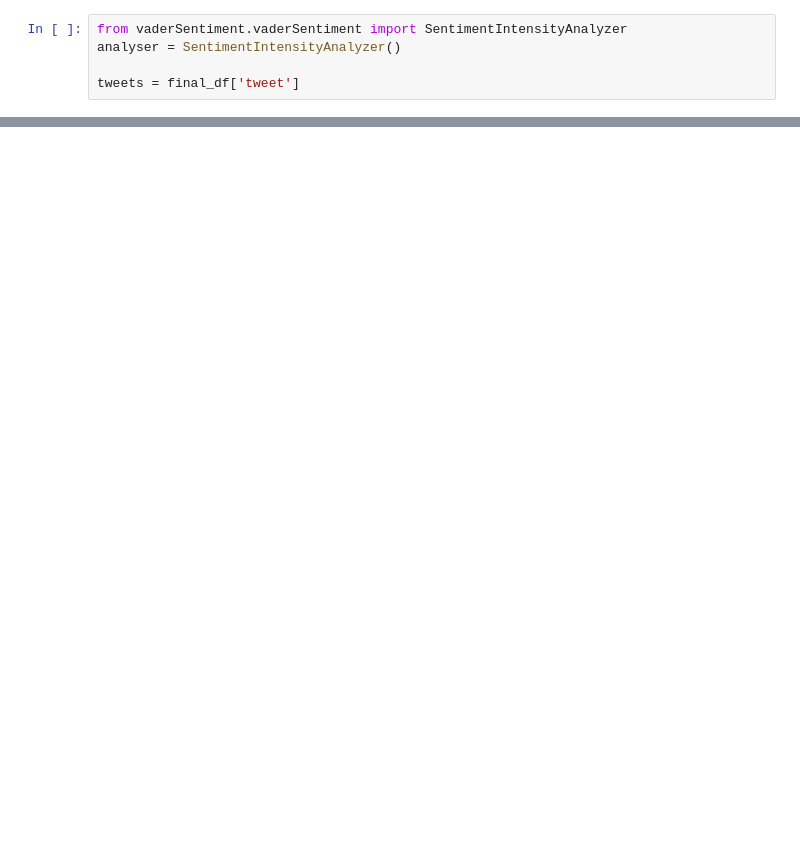
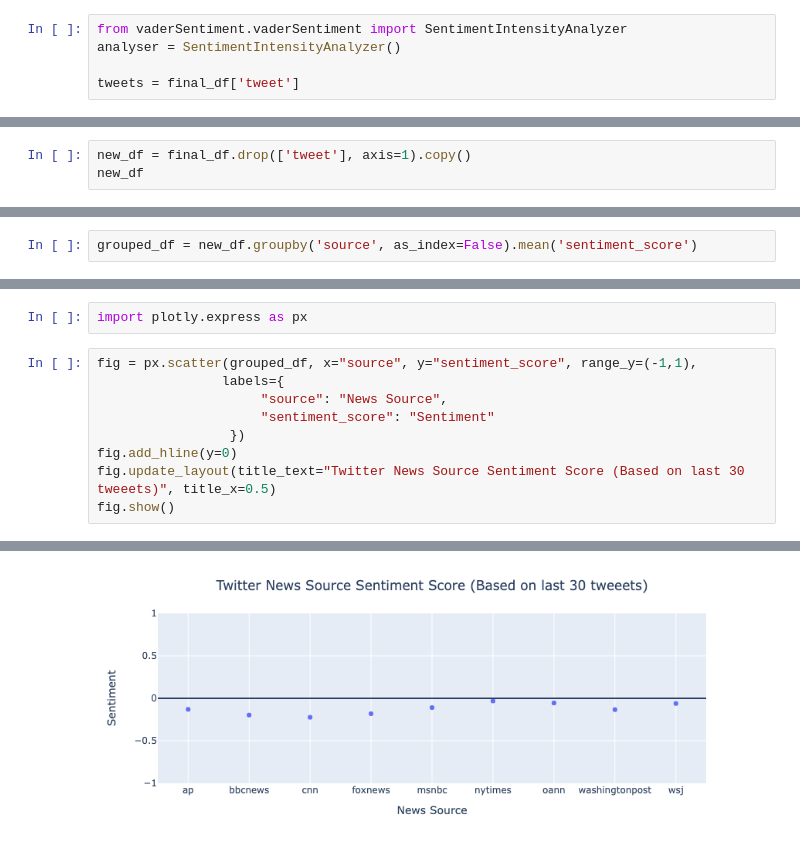
Before and after one commit to Kiehl012/Twitter_Sentiment_Analysis, a Jupyter notebook: api_request.ipynb, the cells around one changed output, grey strips where cells are left out. Saved outputs shown, nothing was run; the diff lists cells and outputs as text; blank space fills up the shorter version.

Commit message:
Added simple scatter plot using plotly

```diff
--- a/api_request.ipynb
+++ b/api_request.ipynb
@@ -137,0 +133,3 @@ final_df.iloc[2]['tweet']
+# %%
+new_df = final_df.drop(['tweet'], axis=1).copy()
+new_df
@@ -137,0 +150,2 @@ final_df.iloc[2]['tweet']
+# %%
+grouped_df = new_df.groupby('source', as_index=False).mean('sentiment_score')
@@ -137,0 +165,12 @@ final_df.iloc[2]['tweet']
+# %%
+import plotly.express as px
+# %%
+fig = px.scatter(grouped_df, x="source", y="sentiment_score", range_y=(-1,1),
+                labels={
+                     "source": "News Source",
+                     "sentiment_score": "Sentiment"
+                 })
+fig.add_hline(y=0)
+fig.update_layout(title_text="Twitter News Source Sentiment Score (Based on last 30 tweeets)", title_x=0.5)
+fig.show()
+# %% [output]
@@ -137,0 +178 @@ final_df.iloc[2]['tweet']
+[figure, added]
```
Also changed, not shown: parts of 8 cells of this notebook.
